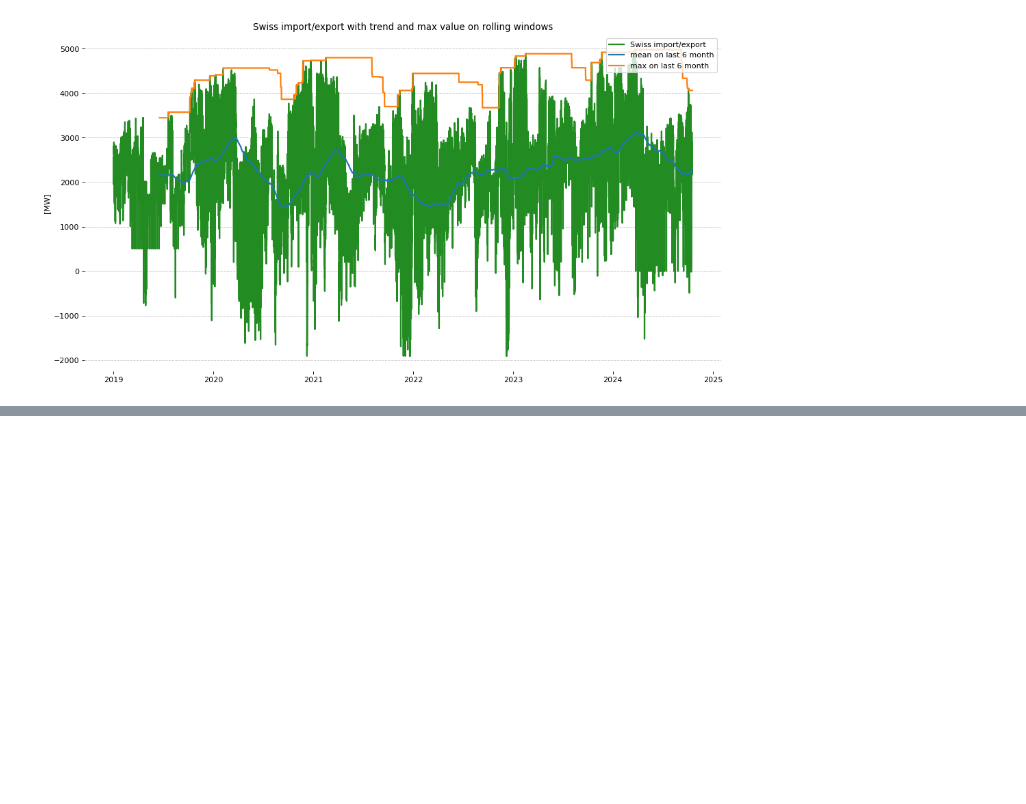
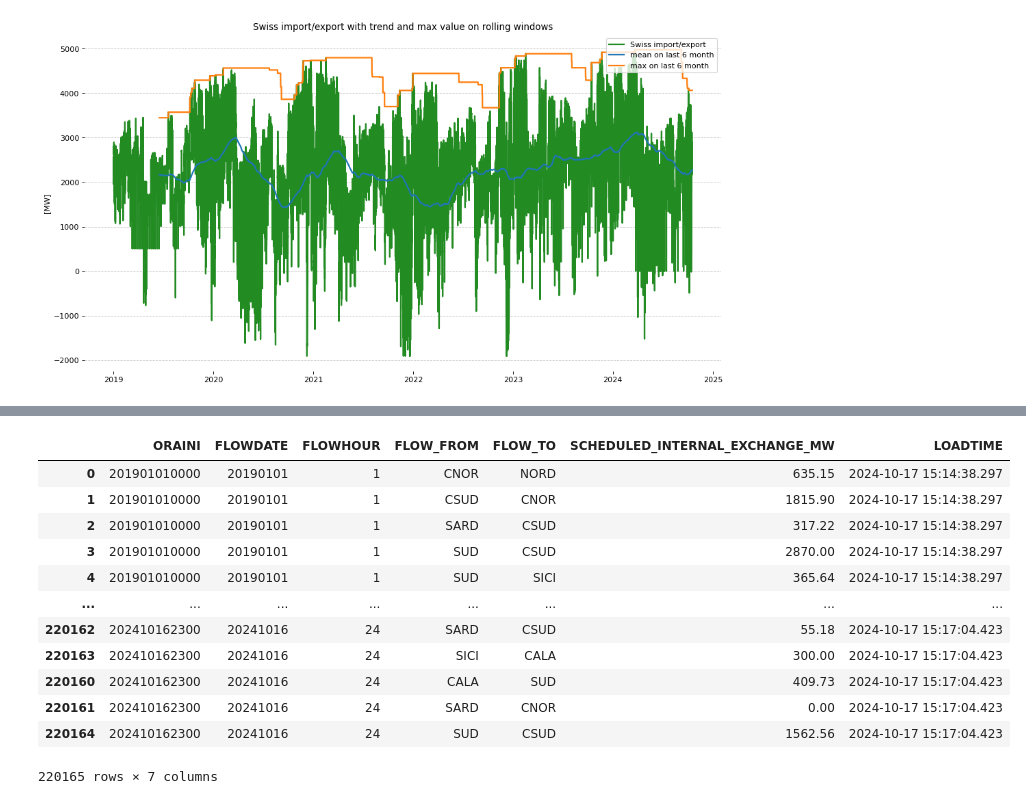
Before and after one commit to samueledelia/Italian-imbalance-forecasting, a Jupyter notebook: notebook/data_exploration/power_transmission.ipynb, the cells around one changed output, grey strips where cells are left out. Saved outputs shown, nothing was run; the diff lists cells and outputs as text; code cells hidden in the pictures; blank space fills up the shorter version.

```diff
--- a/notebook/data_exploration/power_transmission.ipynb
+++ b/notebook/data_exploration/power_transmission.ipynb
@@ -448,0 +452,21 @@ plt.show()
+# %%
+# SQL query to fetch data
+sql_query = "SELECT * FROM TERNA_SUNSET_SCHEDULED_INTERNAL_EXCHANGE"
+scheduled_internal = fetch_db_table_sqlserver16(sql=sql_query, verbose=False)
+scheduled_internal = scheduled_internal.sort_values(by='ORAINI')
+
+scheduled_internal
+# %% [output]
+|  | ORAINI | FLOWDATE | FLOWHOUR | FLOW_FROM | FLOW_TO | SCHEDULED_INTERNAL_EXCHANGE_MW | LOADTIME |
+| 0 | 201901010000 | 20190101 | 1 | CNOR | NORD | 635.15 | 2024-10-17 15:14:38.297 |
+| 1 | 201901010000 | 20190101 | 1 | CSUD | CNOR | 1815.90 | 2024-10-17 15:14:38.297 |
+| 2 | 201901010000 | 20190101 | 1 | SARD | CSUD | 317.22 | 2024-10-17 15:14:38.297 |
+| 3 | 201901010000 | 20190101 | 1 | SUD | CSUD | 2870.00 | 2024-10-17 15:14:38.297 |
+| 4 | 201901010000 | 20190101 | 1 | SUD | SICI | 365.64 | 2024-10-17 15:14:38.297 |
+| ... | ... | ... | ... | ... | ... | ... | ... |
+| 220162 | 202410162300 | 20241016 | 24 | SARD | CSUD | 55.18 | 2024-10-17 15:17:04.423 |
+| 220163 | 202410162300 | 20241016 | 24 | SICI | CALA | 300.00 | 2024-10-17 15:17:04.423 |
+| 220160 | 202410162300 | 20241016 | 24 | CALA | SUD | 409.73 | 2024-10-17 15:17:04.423 |
+| 220161 | 202410162300 | 20241016 | 24 | SARD | CNOR | 0.00 | 2024-10-17 15:17:04.423 |
+| 220164 | 202410162300 | 20241016 | 24 | SUD | CSUD | 1562.56 | 2024-10-17 15:17:04.423 |
+220165 rows × 7 columns
```
Also changed, not shown: parts of 4 cells of this notebook, 3 other files.
